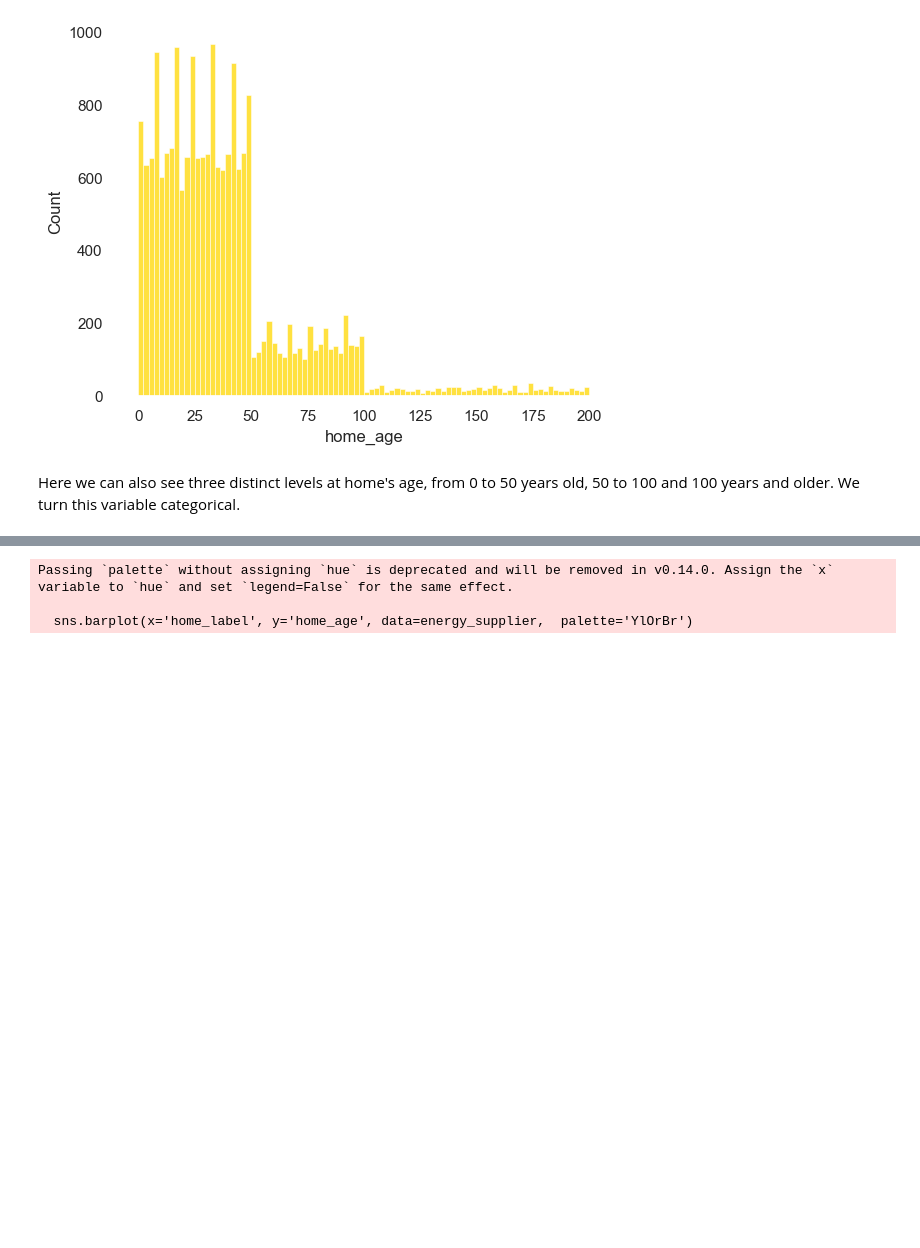
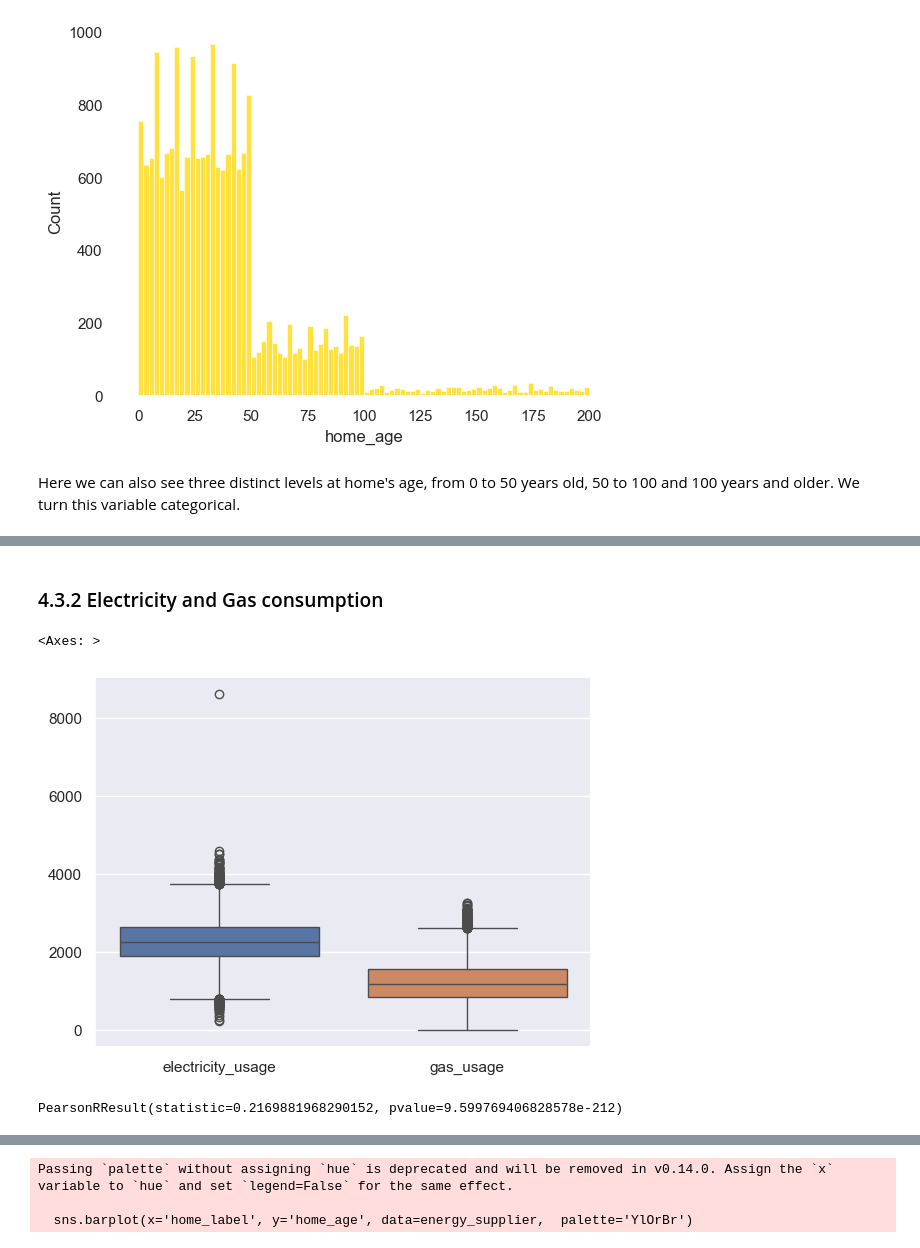
Before and after one commit to alelledo/churn-prediction, a Jupyter notebook: Notebook/energy_supplier.ipynb, the cells around one changed output, grey strips where cells are left out. Saved outputs shown, nothing was run; the diff lists cells and outputs as text; code cells hidden in the pictures; blank space fills up the shorter version.

```diff
--- a/Notebook/energy_supplier.ipynb
+++ b/Notebook/energy_supplier.ipynb
@@ -307,0 +349,11 @@ energy_supplier['home_age'] = pd.Categorical(energy_supplier['home_age'])
+# %% [markdown]
+### 4.3.2 Electricity and Gas consumption
+# %%
+sns.boxplot(energy_supplier[['electricity_usage', 'gas_usage']])
+# %% [output]
+<Axes: >
+[figure, added]
+# %%
+pearsonr(energy_supplier['electricity_usage'], energy_supplier['gas_usage'])
+# %% [output]
+PearsonRResult(statistic=0.2169881968290152, pvalue=9.599769406828578e-212)
```
Also changed, not shown: parts of 39 cells of this notebook.
